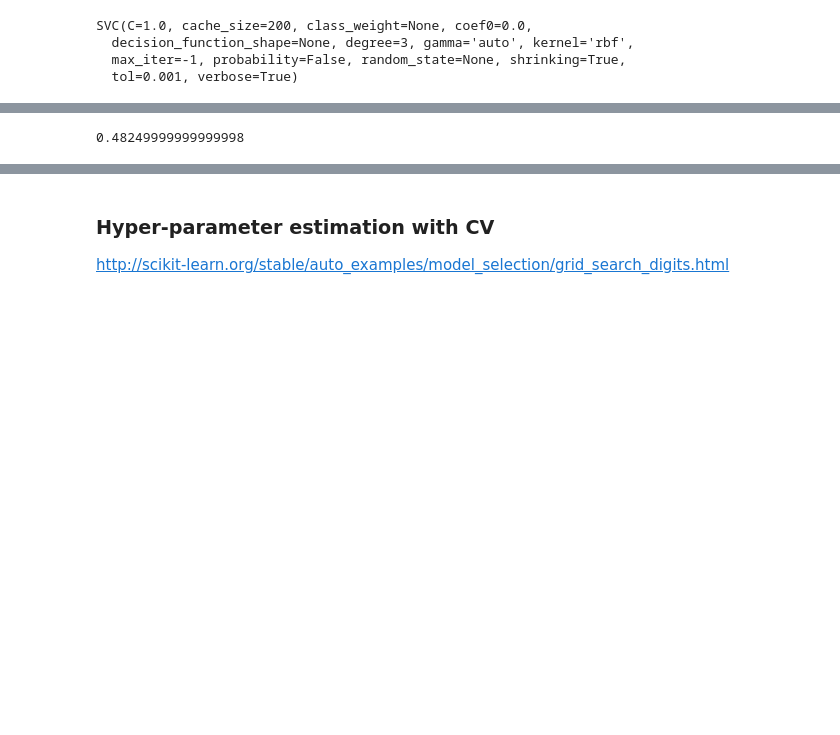
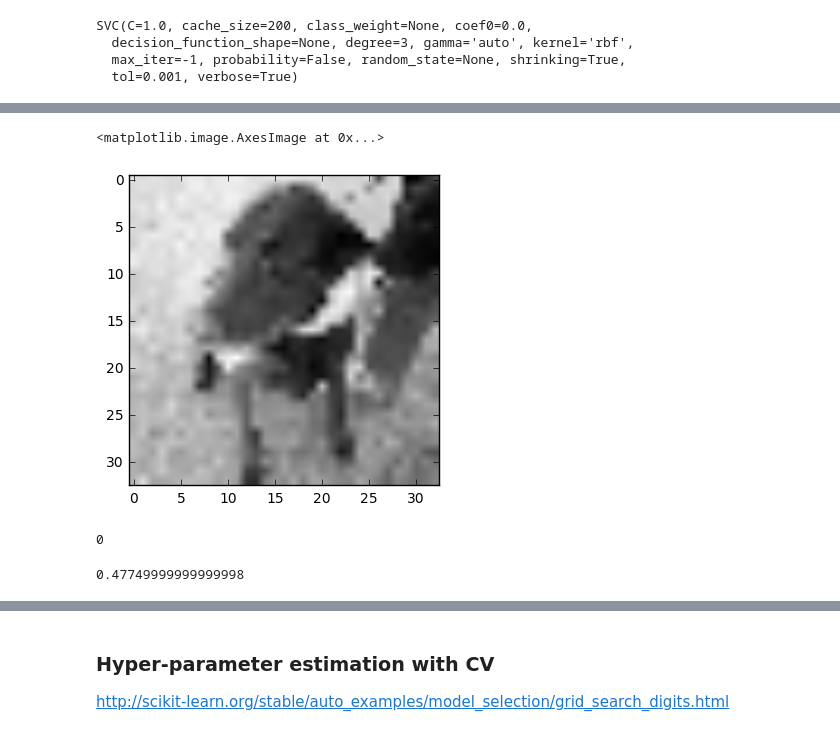
Before and after one commit to gonzmg88/python_course_ipl, a Jupyter notebook: machine_learning.ipynb, the cells around one changed output, grey strips where cells are left out. Saved outputs shown, nothing was run; the diff lists cells and outputs as text; code cells hidden in the pictures; blank space fills up the shorter version.

```diff
--- a/machine_learning.ipynb
+++ b/machine_learning.ipynb
@@ -55,8 +109,16 @@ test_features,test_labels = dvc.sample_image_set(test_files,n_images=400,image_s
+# %%
+plt.imshow(test_features[34].reshape(33,33),cmap="gray")
+# %% [output]
+<matplotlib.image.AxesImage at 0x...>
+[figure, added]
+# %%
+test_preds[34]
+# %% [output]
+0
 # %%
-test_preds = classifier.predict(test_features)
 np.sum(test_preds == test_labels)/len(test_labels)
 # %% [output]
-0.48249999999999998
+0.47749999999999998
 # %%
 # Equivalent to:
 classifier.score(test_features,test_labels)
```
Also changed, not shown: parts of 18 cells of this notebook, 4 other files.
